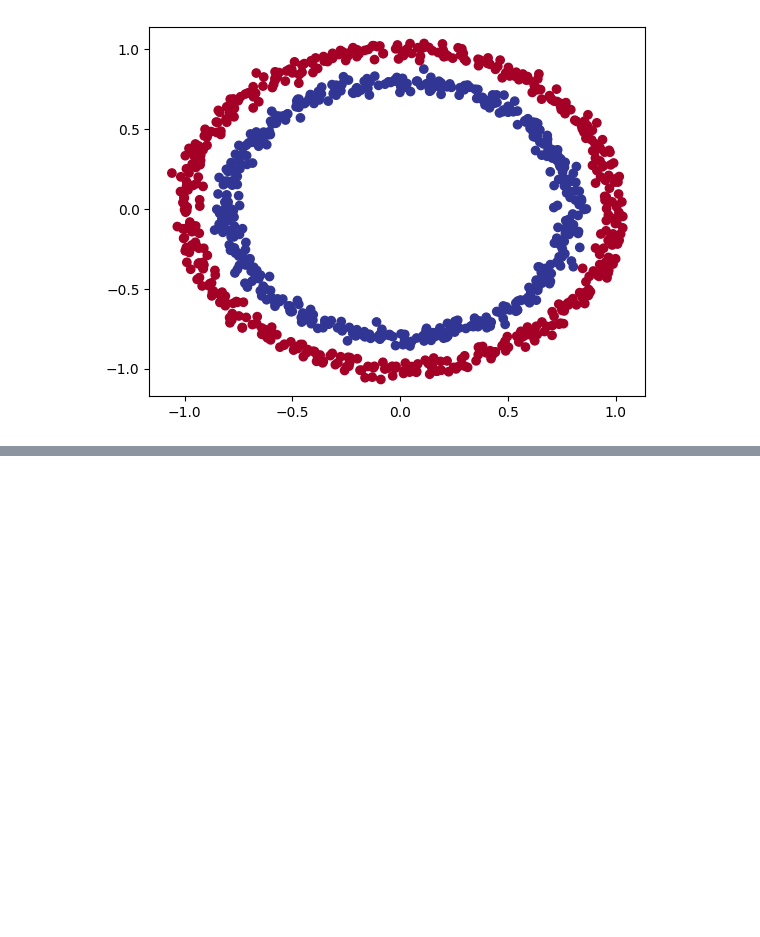
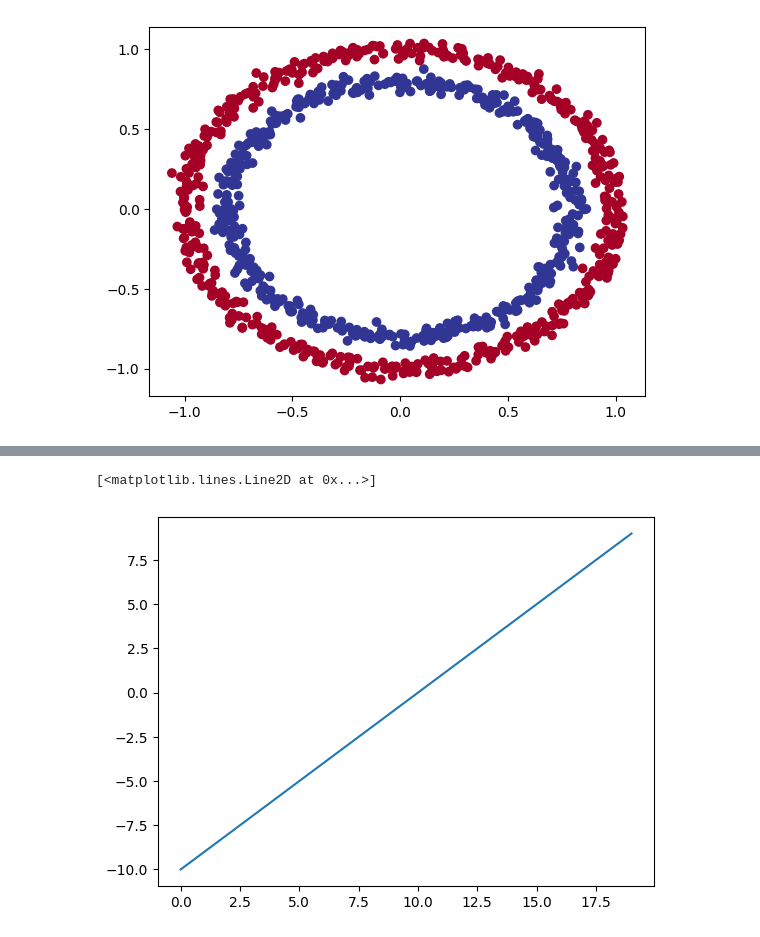
Before and after one commit to Zuhair0000/tensorflow_bootcamp, a Jupyter notebook: 02_neural_network_classification.ipynb, the cells around one changed output, grey strips where cells are left out. Cells and saved outputs as stored; diff of their text form; code cells hidden in the pictures; blank space fills up the shorter version.

```diff
--- a/02_neural_network_classification.ipynb
+++ b/02_neural_network_classification.ipynb
@@ -401,0 +443,5 @@ Doing binary classification
+# %%
+plt.plot(tf.keras.activations.linear(A))
+# %% [output]
+[<matplotlib.lines.Line2D at 0x...>]
+[figure, added]
```
Also changed, not shown: parts of 20 cells of this notebook.
